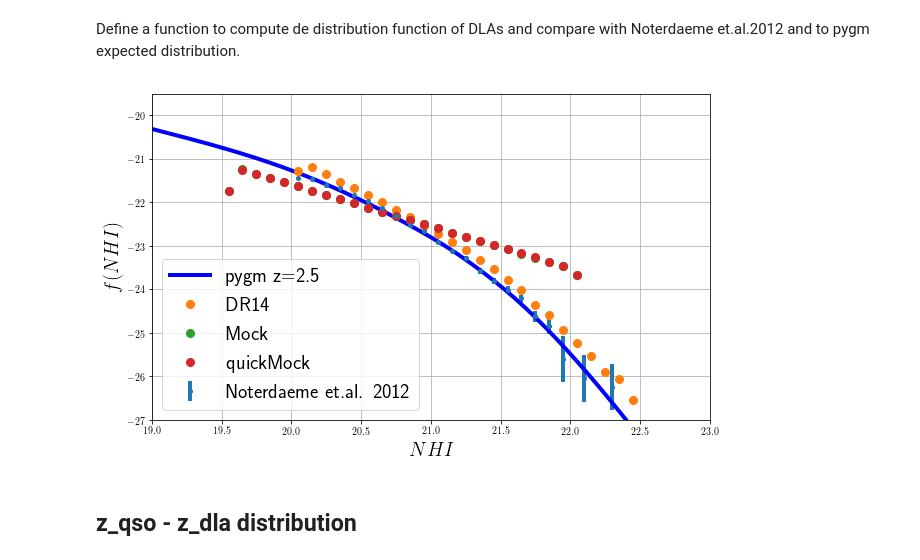
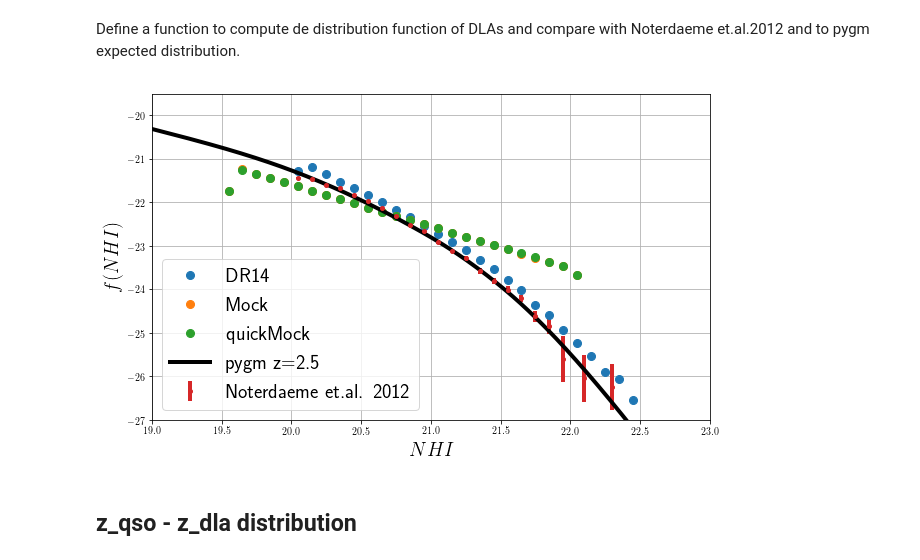
Before and after one commit to igmhub/desi_QA, a Jupyter notebook: Mocks/QA_DLA.ipynb, the cells around one changed output. Saved outputs shown, nothing was run; the diff lists cells and outputs as text; code cells hidden in the pictures.

```diff
--- a/Mocks/QA_DLA.ipynb
+++ b/Mocks/QA_DLA.ipynb
@@ -51,6 +53,7 @@ mock['mock_base'] = '/project/projectdirs/desi/mocks/lya_forest/london/'+mock['m
 mock['Catalogs'] = '/global/homes/h/hdumasde/Run_programs/igmhub/picca/CoLoRe_mocks/v4.0/Catalog/'
 mock['QSO_catalog'] = mock['mock_base']+'/master.fits'
 mock['DLA_catalog'] = mock['Catalogs']+'/DLA.fits.gz'
+mock['DLA_random_catalog'] = mock['mock_base']+'/DLA_randoms.fits.gz'
 
 mock['delta'] = '/project/projectdirs/desi/mocks/lya_forest/picca/london/'+mock['mock_ver']+'/'+mock['quick_ver']+'/deltas/'
 mock['delta_attributes'] = '/project/projectdirs/desi/mocks/lya_forest/picca/london/'+mock['mock_ver']+'/'+mock['quick_ver']+'/iter.fits.gz'
@@ -188,9 +190,10 @@ plt.grid()
 [figure]
 # %%
 toPlot = {'DLA':mock['DLA_catalog'],
+          'DLArandom':mock['DLA_random_catalog'],
          'DLAQuick':mockQuick['DLA_catalog'],
          'dataDLA':data['DLA_catalog']}
-redshift_key = {'DLA':'Z', 'DLAQuick':'ZDLA','dataDLA':'Z'}
+redshift_key = {'DLA':'Z', 'DLArandom':'Z', 'DLAQuick':'ZDLA','dataDLA':'Z'}
 
 bins = sp.arange(1.5,7.,0.02)
 for name,path in sorted(toPlot.items()):
@@ -297,7 +300,9 @@ plt.grid()
 # %% [markdown]
 ## NHI distribution
 # %%
-toPlot = {'Mocks':mock['DLA_catalog'], 'MocksQuick':mockQuick['DLA_catalog'], 'Data':data['DLA_catalog']}
+toPlot = {'Mocks':mock['DLA_catalog'],
+          'MocksQuick':mockQuick['DLA_catalog'],
+          'Data':data['DLA_catalog']}
 bins = sp.arange(19.,22.5,0.02)
 for name,path in sorted(toPlot.items()):
     h = fitsio.FITS(path)
@@ -328,33 +333,36 @@ def fNH(zqso,nhi,zmin=0,bins=15):
 ND = Table.read('/project/projectdirs/desi/mocks/lya_forest/london/tools/expectedfNHI.fits',hdu=2)
 pygm = Table.read('/project/projectdirs/desi/mocks/lya_forest/london/tools/expectedfNHI.fits',hdu=1)
 # %%
-toPlot = {'DR14':data['DLA_catalog'],'Mock':mock['DLA_catalog'],'quickMock':mockQuick['DLA_catalog']}
+toPlot = {'DR14':data['DLA_catalog'],
+          'Mock':mock['DLA_catalog'],
+          'quickMock':mockQuick['DLA_catalog']
+         }
 redshift_key = { 'DR14':'Z', 'Mock':'Z','quickMock':'ZDLA'}
-
-plt.plot(pygm['logNHI'],pygm['logfz2.5'],linewidth=4,color='blue',label='pygm z=2.5')
-plt.errorbar(ND['logNHI'],ND['logf'],yerr=ND['sigma_logf'],fmt='o',markersize=4,label='Noterdaeme et.al. 2012')
 
 bins = sp.arange(19.25,22.5,0.1)
 for name,path in sorted(toPlot.items()):
     h = fitsio.FITS(path)
     nhi = h[1]['NHI'][:]
     zqso = h[1]['ZQSO'][:]
     zdla = h[1][redshift_key[name]][:]
     w = (zdla<=3.6) & (zdla>2)
     nhi = nhi[w]
     zqso = zqso[w]
     zdla = zdla[w]
     nhi,fnhi = fNH(zqso,nhi,zmin=0,bins=bins)
     plt.plot(nhi,fnhi,'o',label=name,markersize=8)
 
+plt.plot(pygm['logNHI'],pygm['logfz2.5'],linewidth=4,color='black',label='pygm z=2.5')
+plt.errorbar(ND['logNHI'],ND['logf'],yerr=ND['sigma_logf'],fmt='o',markersize=4,label='Noterdaeme et.al. 2012')
+
 plt.xlabel(r'$NHI$')
 plt.ylabel(r'$f(NHI)$')
 plt.xlim(19,23)
 plt.ylim(-27,-19.5)
 plt.legend()
 plt.grid()
 # %% [output]
-[figure, old version]
+[figure, new version]
 # %% [markdown]
 ## z_qso - z_dla distribution
 # %%
```
Also changed, not shown: parts of 24 cells of this notebook, 1 other file.
